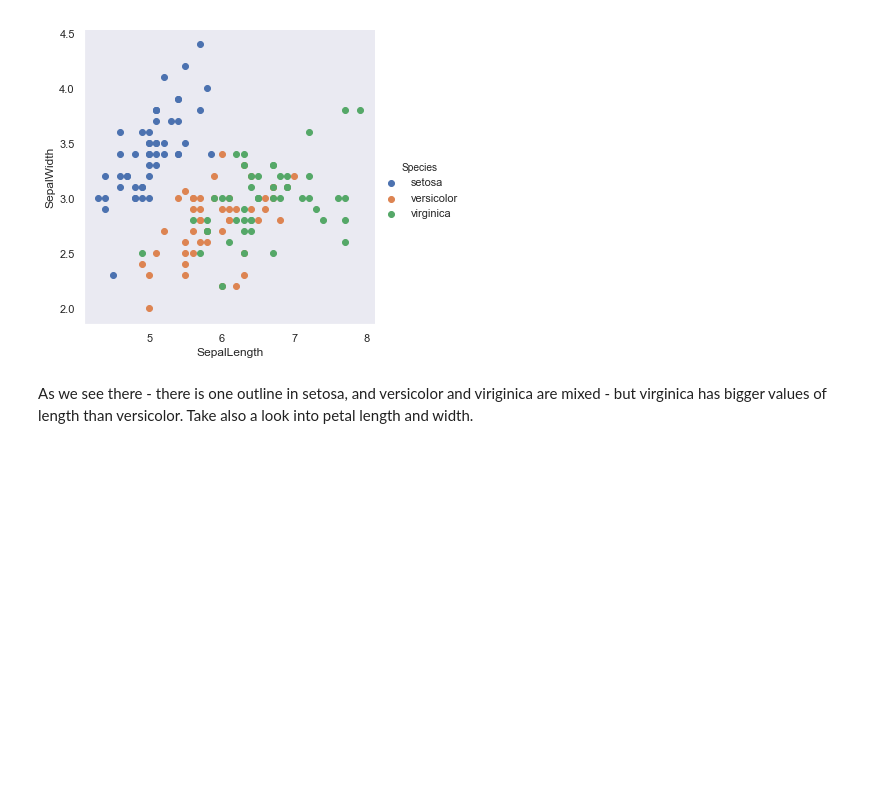
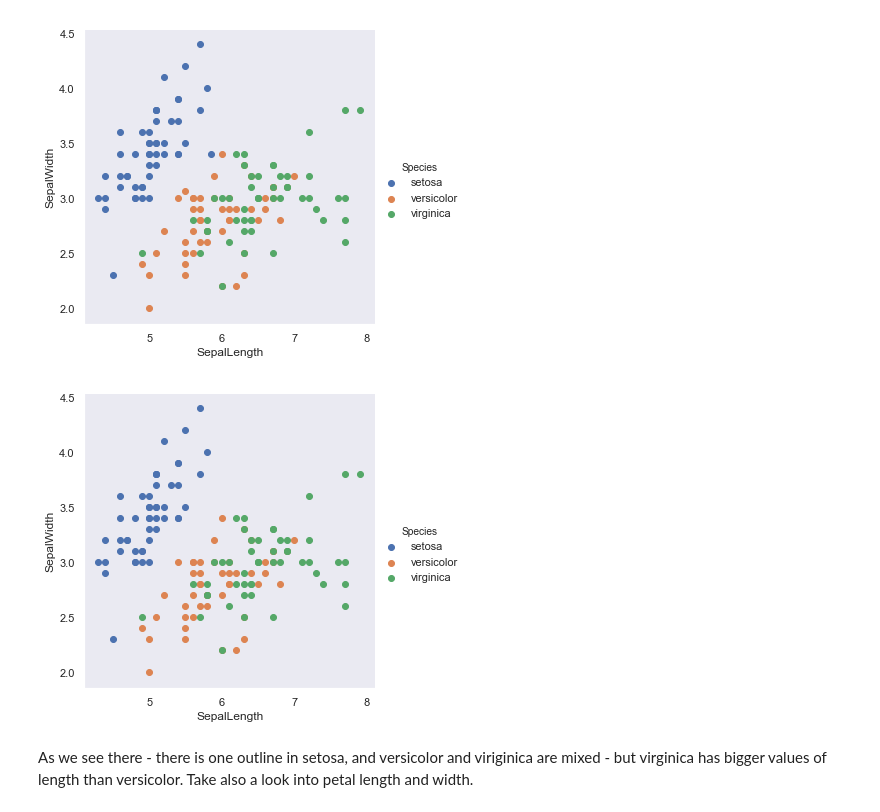
Before and after one commit to Etris/Roche_iris_dataset, a Jupyter notebook: notebooks/Exp_1.ipynb, the cells around one changed output. Drawn from its saved outputs; the diff is of its cells as text; code cells hidden in the pictures; blank space fills up the shorter version.

Commit message:
Notebook update; new plots & update to them

```diff
--- a/notebooks/Exp_1.ipynb
+++ b/notebooks/Exp_1.ipynb
@@ -249,6 +249,11 @@ plot = sns.FacetGrid(test_data_mean, hue="Species", size=5).map(plt.scatter, "Se
 plot.savefig('../reports/figures/scatter_sepal_legend.png')
 # %% [output]
 [figure]
+# %%
+plot = sns.FacetGrid(test_data_dropped, hue="Species", size=5).map(plt.scatter, "SepalLength", "SepalWidth").add_legend()
+plot.savefig('../reports/figures/scatter_dropped_sepal_legend.png')
+# %% [output]
+[figure, added]
 # %% [markdown]
 As we see there - there is one outline in setosa, and versicolor and viriginica are mixed - but virginica has bigger values of length than versicolor. Take also a look into petal length and width.
 # %%
```
Also changed, not shown: parts of 96 cells of this notebook, 3 other files.
